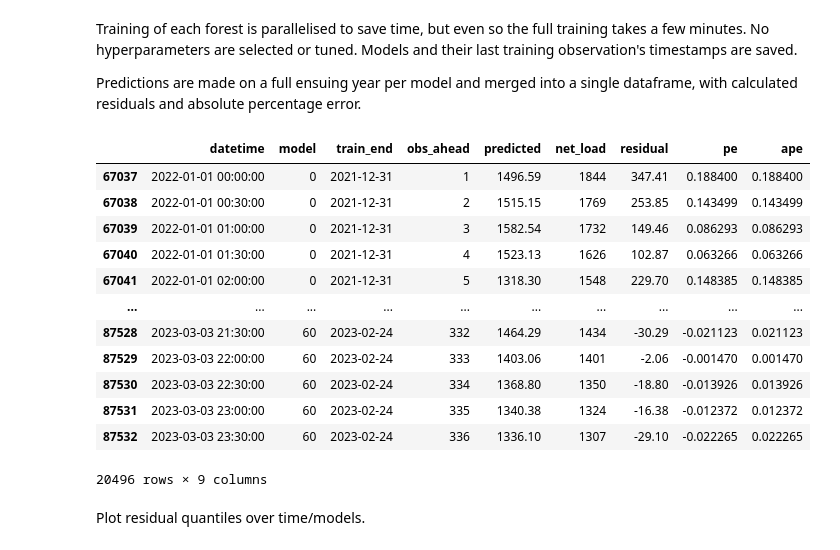
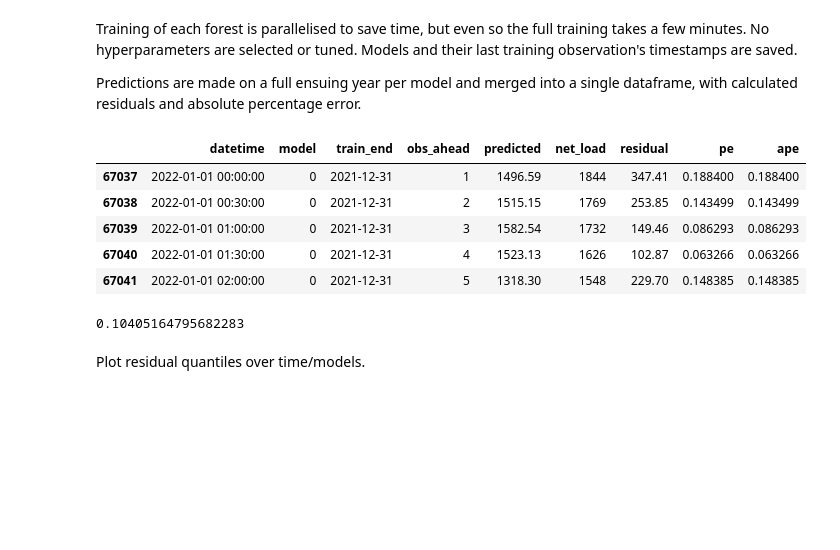
Before and after one commit to chaserobertson/tesla-stlf, a Jupyter notebook: notebooks/rf_week_ahead.ipynb, the cells around one changed output. Cells and saved outputs as stored; diff of their text form; code cells hidden in the pictures; blank space fills up the shorter version.

```diff
--- a/notebooks/rf_week_ahead.ipynb
+++ b/notebooks/rf_week_ahead.ipynb
@@ -98,41 +98,38 @@ for i, (train_ind, test_ind) in tqdm(enumerate(tscv.split(df_2021))):
     try:
         rf = load(model_filename)
     except FileNotFoundError:
         rf = RandomForestRegressor(n_jobs=8)
         rf.fit(X_train, y_train)
         dump(rf, model_filename)
 
     models.append(rf)
     train_ends.append(df_2021.iloc[train_ind[-1], 0])
 
     # predict
     prd = rf.predict(X_test)
     prdf = pd.DataFrame({'datetime': df_2021.iloc[test_ind, 0],
                         'model': i,
                         'train_end': end,
                         'obs_ahead': np.arange(len(prd)) + 1,
                         'predicted': prd,
                         'net_load': y_test})
     prdfs.append(prdf)
 predictions = pd.concat(prdfs)
 predictions['residual'] = predictions['net_load'] - predictions['predicted']
 predictions['pe'] = predictions['residual'] / predictions['net_load']
 predictions['ape'] = predictions['pe'].abs()
-predictions
+predictions.head()
 # %% [output]
 |  | datetime | model | train_end | obs_ahead | predicted | net_load | residual | pe | ape |
 | 67037 | 2022-01-01 00:00:00 | 0 | 2021-12-31 | 1 | 1496.59 | 1844 | 347.41 | 0.188400 | 0.188400 |
 | 67038 | 2022-01-01 00:30:00 | 0 | 2021-12-31 | 2 | 1515.15 | 1769 | 253.85 | 0.143499 | 0.143499 |
 | 67039 | 2022-01-01 01:00:00 | 0 | 2021-12-31 | 3 | 1582.54 | 1732 | 149.46 | 0.086293 | 0.086293 |
 | 67040 | 2022-01-01 01:30:00 | 0 | 2021-12-31 | 4 | 1523.13 | 1626 | 102.87 | 0.063266 | 0.063266 |
 | 67041 | 2022-01-01 02:00:00 | 0 | 2021-12-31 | 5 | 1318.30 | 1548 | 229.70 | 0.148385 | 0.148385 |
-| ... | ... | ... | ... | ... | ... | ... | ... | ... | ... |
-| 87528 | 2023-03-03 21:30:00 | 60 | 2023-02-24 | 332 | 1464.29 | 1434 | -30.29 | -0.021123 | 0.021123 |
-| 87529 | 2023-03-03 22:00:00 | 60 | 2023-02-24 | 333 | 1403.06 | 1401 | -2.06 | -0.001470 | 0.001470 |
-| 87530 | 2023-03-03 22:30:00 | 60 | 2023-02-24 | 334 | 1368.80 | 1350 | -18.80 | -0.013926 | 0.013926 |
-| 87531 | 2023-03-03 23:00:00 | 60 | 2023-02-24 | 335 | 1340.38 | 1324 | -16.38 | -0.012372 | 0.012372 |
-| 87532 | 2023-03-03 23:30:00 | 60 | 2023-02-24 | 336 | 1336.10 | 1307 | -29.10 | -0.022265 | 0.022265 |
-20496 rows × 9 columns
+# %%
+predictions['ape'].mean()
+# %% [output]
+0.10405164795682283
 # %% [markdown]
 Plot residual quantiles over time/models.
 # %%
```
